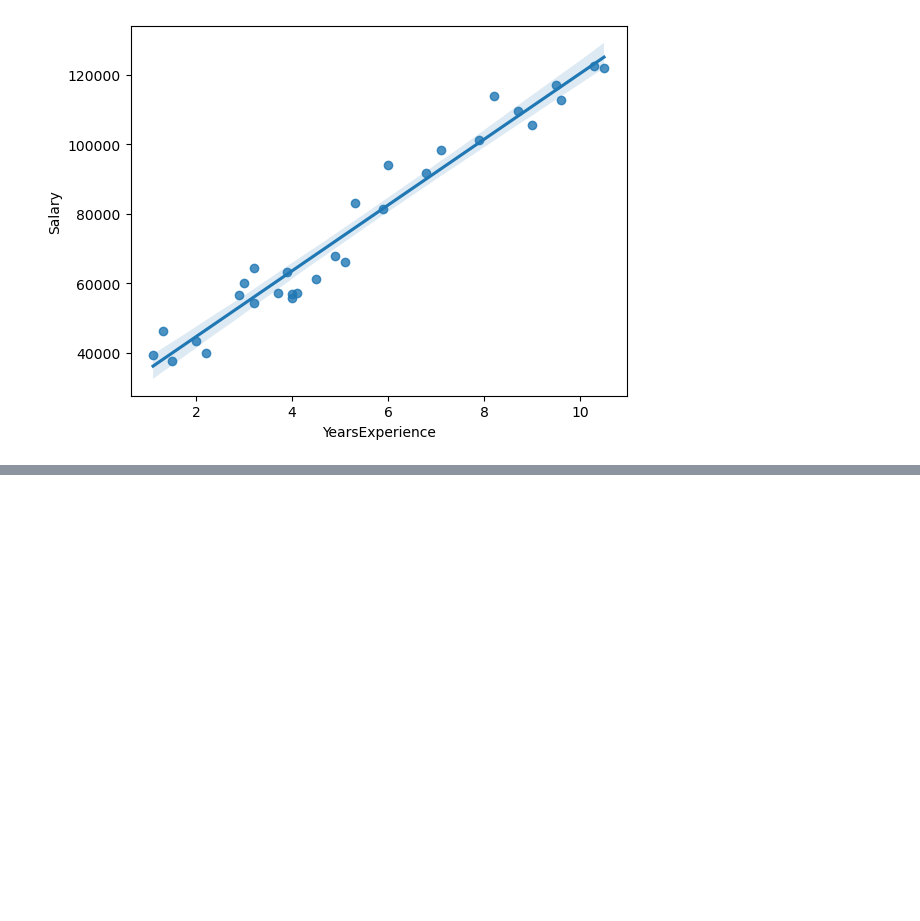
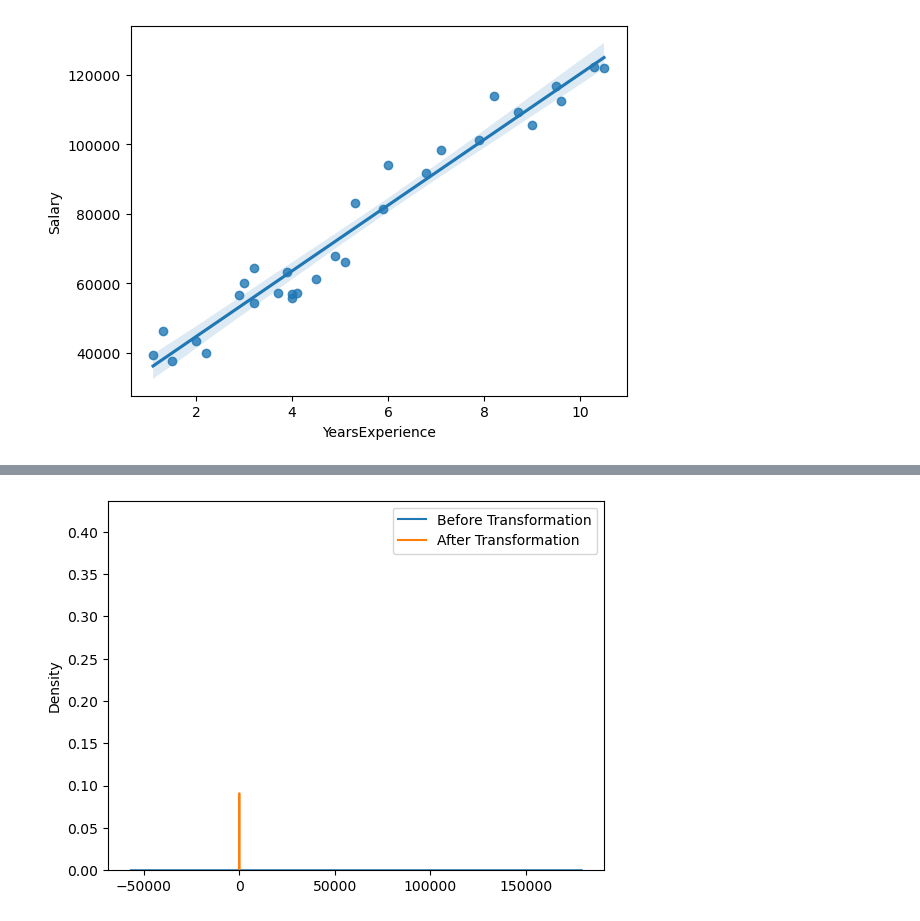
Before and after one commit to Mandarbhere/Assignment-4_lineare_regression, a Jupyter notebook: Assignment 4.ipynb, the cells around one changed output, grey strips where cells are left out. Cells and saved outputs as stored; diff of their text form; code cells hidden in the pictures; blank space fills up the shorter version.

```diff
--- a/Assignment 4.ipynb
+++ b/Assignment 4.ipynb
@@ -404,0 +298,8 @@ predicted salary hike for 8 yearexperience: [19.66863926]
+# %%
+labels = ['Before Transformation','After Transformation']
+sns.distplot(dataset, bins = 10, kde = True)
+sns.distplot(np.log(dataset), bins = 10, kde = True)
+plt.legend(labels)
+plt.show()
+# %% [output]
+[figure, added]
```
Also changed, not shown: parts of 52 cells of this notebook.
